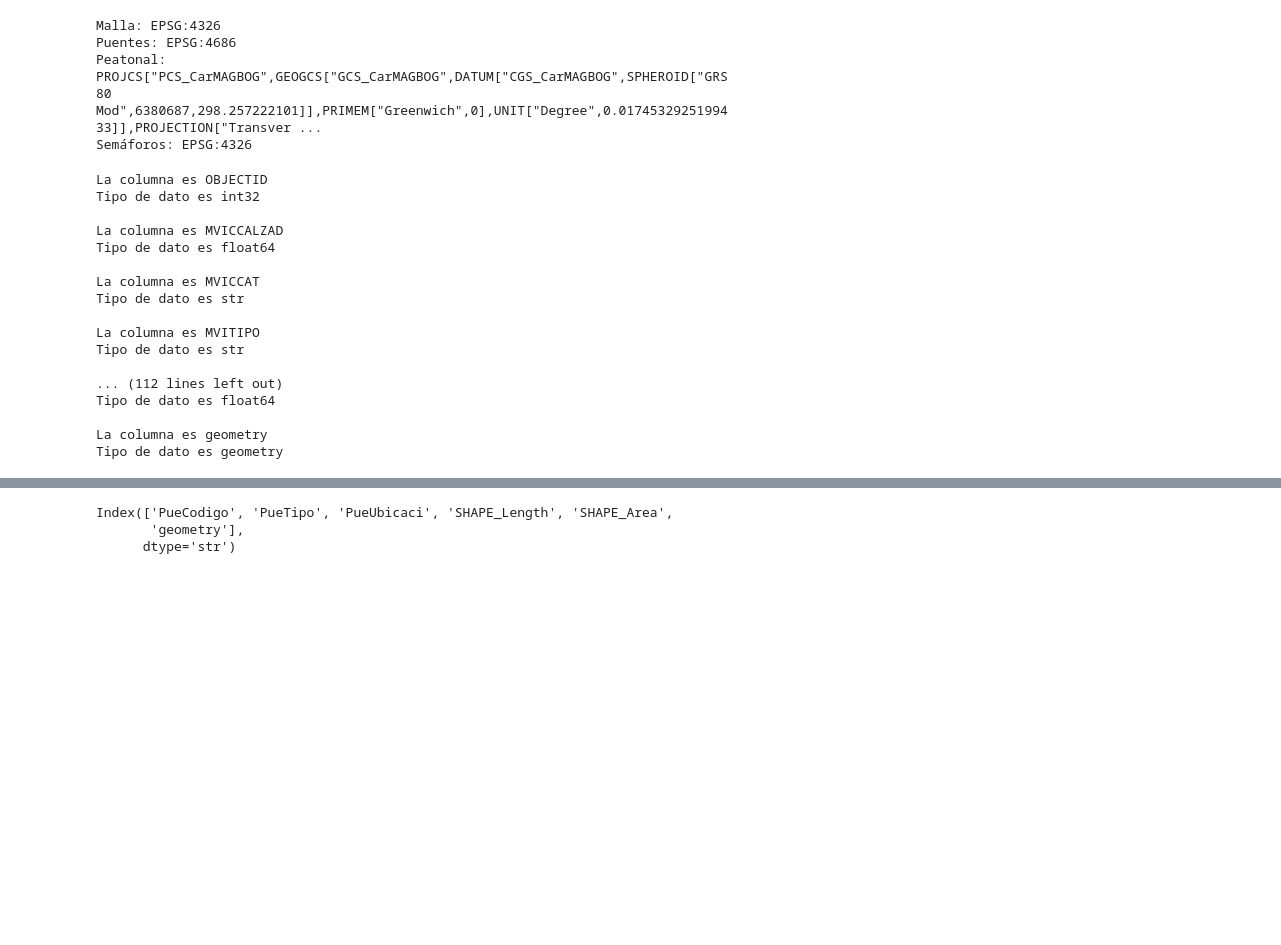
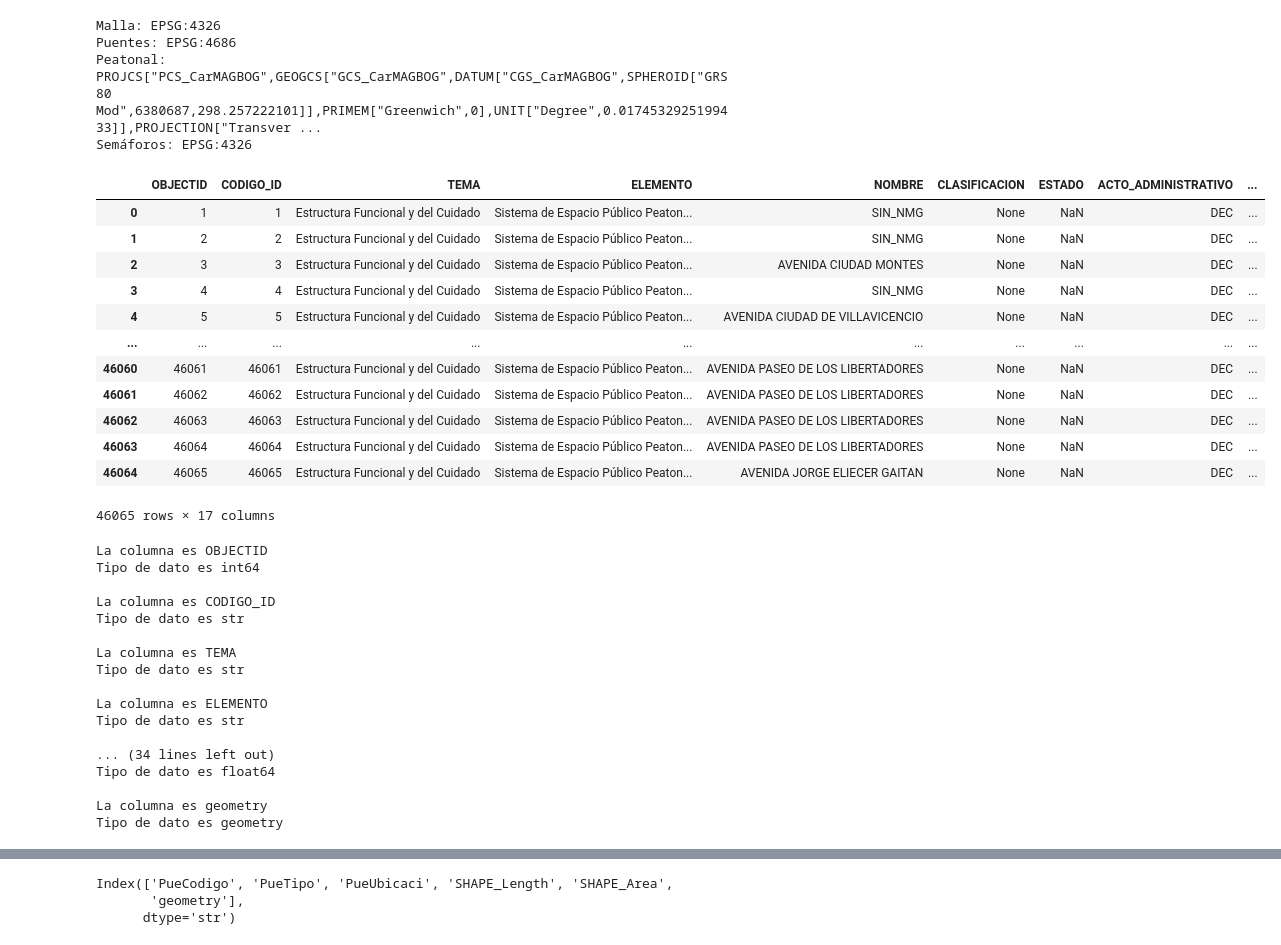
Before and after one commit to BryHerNi21/TT, a Jupyter notebook: Estandarizacion.ipynb, the cells around one changed output, grey strips where cells are left out. Drawn from its saved outputs; the diff is of its cells as text; code cells hidden in the pictures; blank space fills up the shorter version.

Commit message:
EDA en ambas malla peatonal y malla vial

```diff
--- a/Estandarizacion.ipynb
+++ b/Estandarizacion.ipynb
@@ -36,24 +59,40 @@ Malla: EPSG:4326
 Puentes: EPSG:4686
 Peatonal: PROJCS["PCS_CarMAGBOG",GEOGCS["GCS_CarMAGBOG",DATUM["CGS_CarMAGBOG",SPHEROID["GRS80 Mod",6380687,298.257222101]],PRIMEM["Greenwich",0],UNIT["Degree",0.0174532925199433]],PROJECTION["Transver ...
 Semáforos: EPSG:4326
+# %%
+peatonal
+# %% [output]
+|  | OBJECTID | CODIGO_ID | TEMA | ELEMENTO | NOMBRE | CLASIFICACION | ESTADO | ACTO_ADMINISTRATIVO | ... |
+| 0 | 1 | 1 | Estructura Funcional y del Cuidado | Sistema de Espacio Público Peaton... | SIN_NMG | None | NaN | DEC | ... |
+| 1 | 2 | 2 | Estructura Funcional y del Cuidado | Sistema de Espacio Público Peaton... | SIN_NMG | None | NaN | DEC | ... |
+| 2 | 3 | 3 | Estructura Funcional y del Cuidado | Sistema de Espacio Público Peaton... | AVENIDA CIUDAD MONTES | None | NaN | DEC | ... |
+| 3 | 4 | 4 | Estructura Funcional y del Cuidado | Sistema de Espacio Público Peaton... | SIN_NMG | None | NaN | DEC | ... |
+| 4 | 5 | 5 | Estructura Funcional y del Cuidado | Sistema de Espacio Público Peaton... | AVENIDA CIUDAD DE VILLAVICENCIO | None | NaN | DEC | ... |
+| ... | ... | ... | ... | ... | ... | ... | ... | ... | ... |
+| 46060 | 46061 | 46061 | Estructura Funcional y del Cuidado | Sistema de Espacio Público Peaton... | AVENIDA PASEO DE LOS LIBERTADORES | None | NaN | DEC | ... |
+| 46061 | 46062 | 46062 | Estructura Funcional y del Cuidado | Sistema de Espacio Público Peaton... | AVENIDA PASEO DE LOS LIBERTADORES | None | NaN | DEC | ... |
+| 46062 | 46063 | 46063 | Estructura Funcional y del Cuidado | Sistema de Espacio Público Peaton... | AVENIDA PASEO DE LOS LIBERTADORES | None | NaN | DEC | ... |
+| 46063 | 46064 | 46064 | Estructura Funcional y del Cuidado | Sistema de Espacio Público Peaton... | AVENIDA PASEO DE LOS LIBERTADORES | None | NaN | DEC | ... |
+| 46064 | 46065 | 46065 | Estructura Funcional y del Cuidado | Sistema de Espacio Público Peaton... | AVENIDA JORGE ELIECER GAITAN | None | NaN | DEC | ... |
+46065 rows × 17 columns
 # %%
-columnas = malla.columns.unique()
-for i in malla.columns.unique():
-  print(f'La columna es {i}\nTipo de dato es {malla[i].dtype}\n')
+columnas = peatonal.columns.unique()
+for i in peatonal.columns.unique():
+  print(f'La columna es {i}\nTipo de dato es {peatonal[i].dtype}\n')
 # %% [output]
 La columna es OBJECTID
-Tipo de dato es int32
+Tipo de dato es int64
 
-La columna es MVICCALZAD
-Tipo de dato es float64
-
-La columna es MVICCAT
+La columna es CODIGO_ID
 Tipo de dato es str
 
-La columna es MVITIPO
+La columna es TEMA
 Tipo de dato es str
 
-... (112 lines left out)
+La columna es ELEMENTO
+Tipo de dato es str
+
+... (34 lines left out)
 Tipo de dato es float64
 
 La columna es geometry
```
Also changed, not shown: parts of 20 cells of this notebook, 2 other files.
